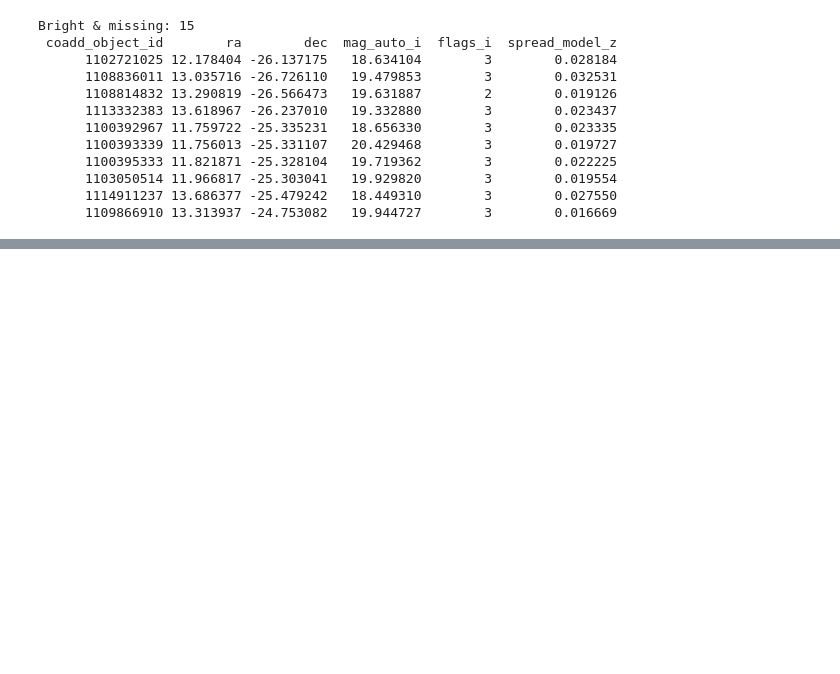
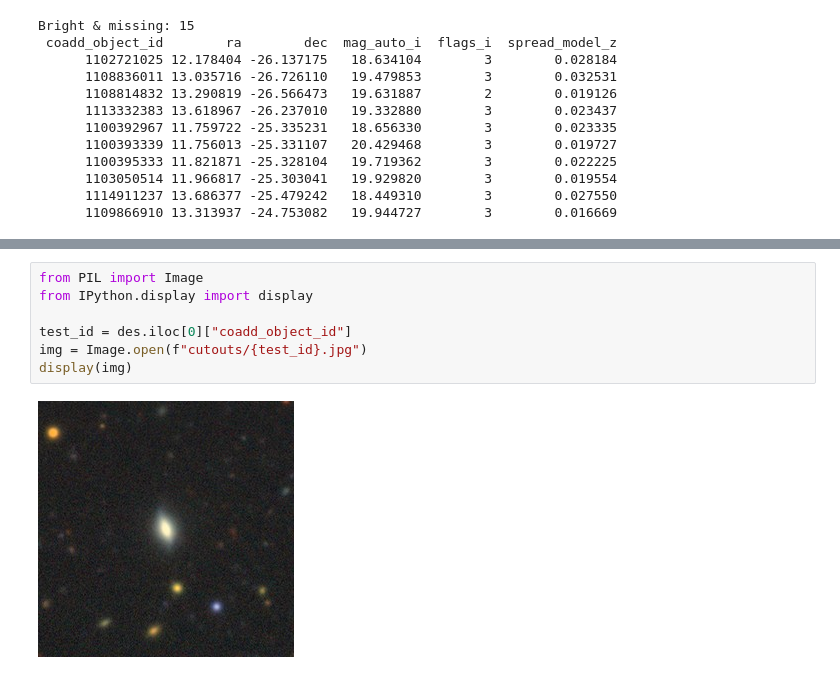
Before and after one commit to saatour/GW170817, a Jupyter notebook: Lum Function Colour Mag 3D Plot 22112025.ipynb, the cells around one changed output, grey strips where cells are left out. Saved outputs shown, nothing was run; the diff lists cells and outputs as text; blank space fills up the shorter version.

```diff
--- a/Lum Function Colour Mag 3D Plot 22112025.ipynb
+++ b/Lum Function Colour Mag 3D Plot 22112025.ipynb
@@ -1876,0 +2010,9 @@ Bright & missing: 15
+# %%
+from PIL import Image
+from IPython.display import display
+
+test_id = des.iloc[0]["coadd_object_id"]
+img = Image.open(f"cutouts/{test_id}.jpg")
+display(img)
+# %% [output]
+[figure, added]
```
Also changed, not shown: parts of 7 cells of this notebook.
